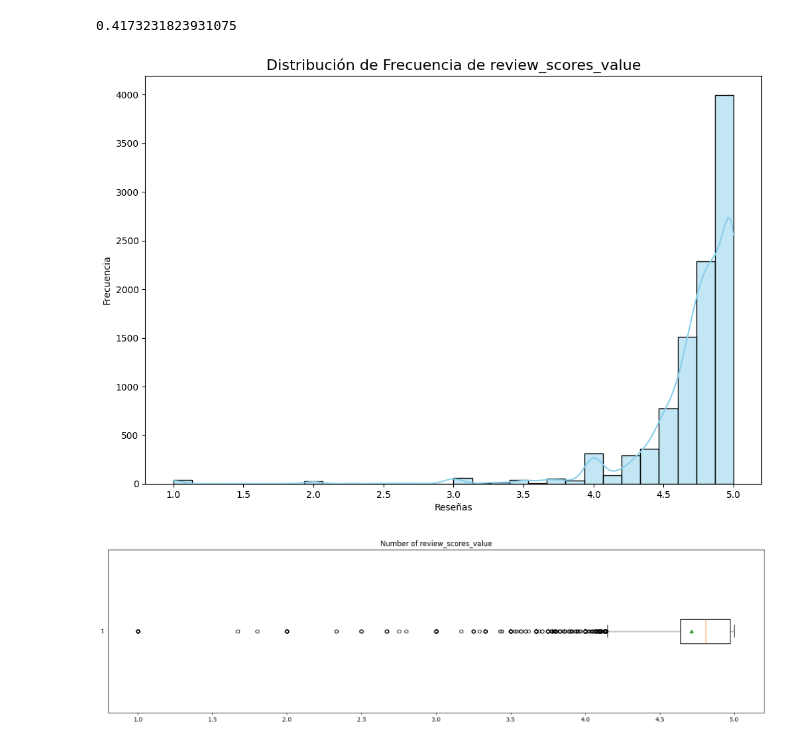
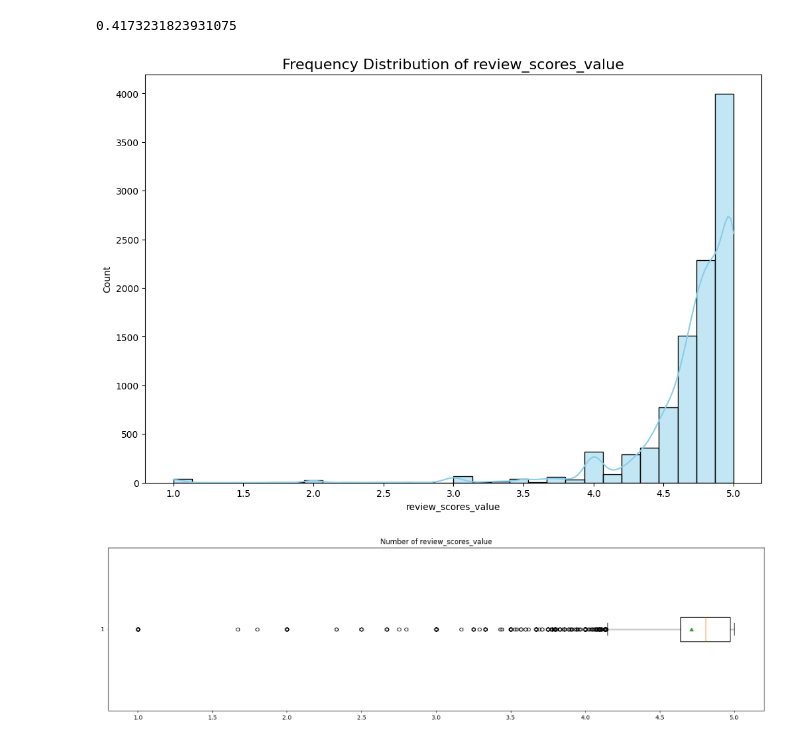
Before and after one commit to Lperdoca/Ciencia-de-datos.-Taller-1, a Jupyter notebook: EDA_AirBnb_Santiago de Chile.ipynb, the cells around one changed output. Cells and saved outputs as stored; diff of their text form; code cells hidden in the pictures.

```diff
--- a/EDA_AirBnb_Santiago de Chile.ipynb
+++ b/EDA_AirBnb_Santiago de Chile.ipynb
@@ -619,19 +340,18 @@ print(std_dev_rating)
 # %%
 plt.figure(figsize=(12, 8))
 
 sns.histplot(
     listings_Santiago_df['review_scores_value'].dropna(),
     bins=30,
     kde=True,  # Añadir una estimación de densidad (kde)
     color='skyblue'
 )
 
-plt.title('Distribución de Frecuencia de review_scores_value', fontsize=16)
-plt.xlabel('Reseñas')
-plt.ylabel('Frecuencia')
+plt.title('Frequency Distribution of review_scores_value', fontsize=16)
+
 plt.show()
 # %% [output]
-[figure, old version]
+[figure, new version]
 # %%
 
 # Plotting a boxplot for review_scores_value
```
Also changed, not shown: parts of 81 cells of this notebook.
